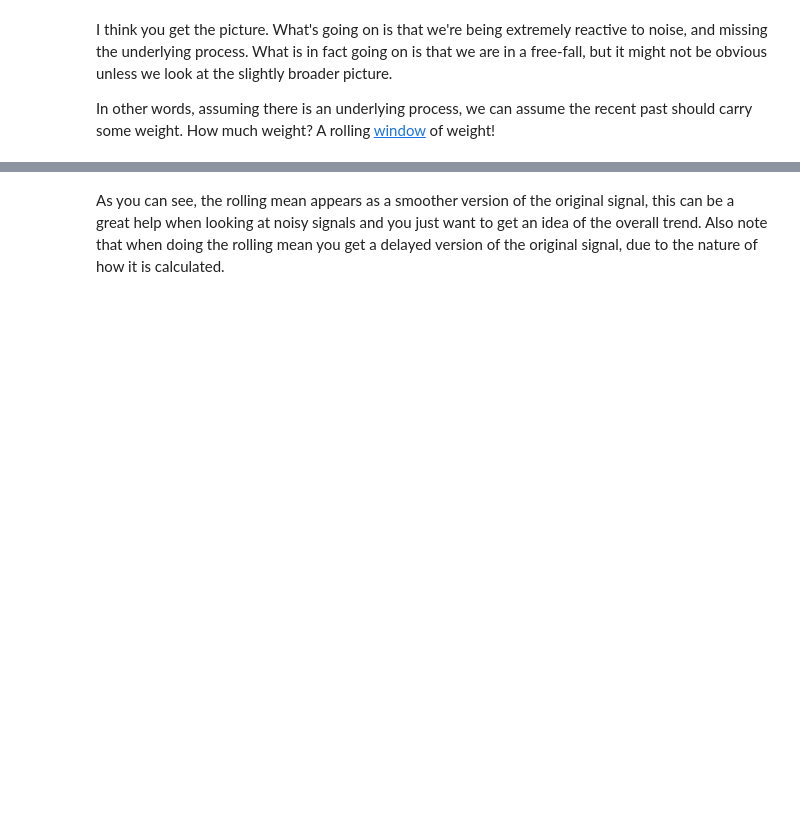
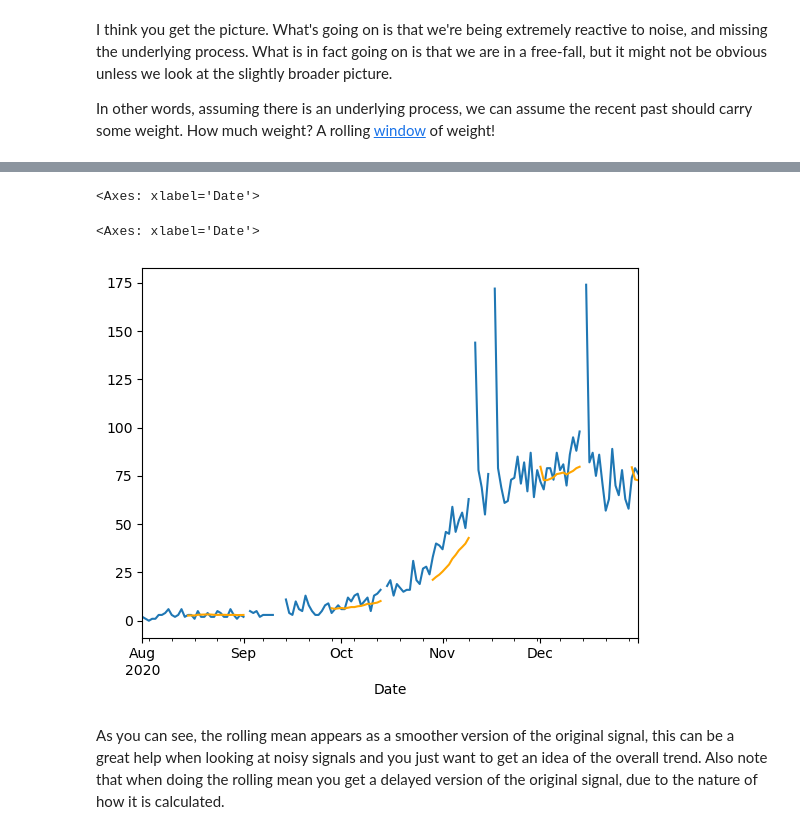
Before and after one commit to samsung-ai-course/5th-edition, a Jupyter notebook: Timeseries & DoubleIndex/TimeSeries/Learning Notebook.ipynb, the cells around one changed output, grey strips where cells are left out. Drawn from its saved outputs; the diff is of its cells as text; code cells hidden in the pictures; blank space fills up the shorter version.

```diff
--- a/Timeseries & DoubleIndex/TimeSeries/Learning Notebook.ipynb
+++ b/Timeseries & DoubleIndex/TimeSeries/Learning Notebook.ipynb
@@ -436,3 +481,13 @@ plt.show();
+# %%
+data = df.loc['August 2020': 'December 2020', 'new_deaths']
+window = data.rolling(window=15, center=False).mean()
+
+data.plot()
+window.plot(color='orange')
+# %% [output]
+<Axes: xlabel='Date'>
+<Axes: xlabel='Date'>
+[figure, added]
 # %% [markdown]
 As you can see, the rolling mean appears as a smoother version of the original signal, this can be a great help when looking at noisy signals and you just want to get an idea of the overall trend. Also note that when doing the rolling mean you get a delayed version of the original signal, due to the nature of how it is calculated.
 # %% [markdown]
```
Also changed, not shown: parts of 26 cells of this notebook, 1 other file.
